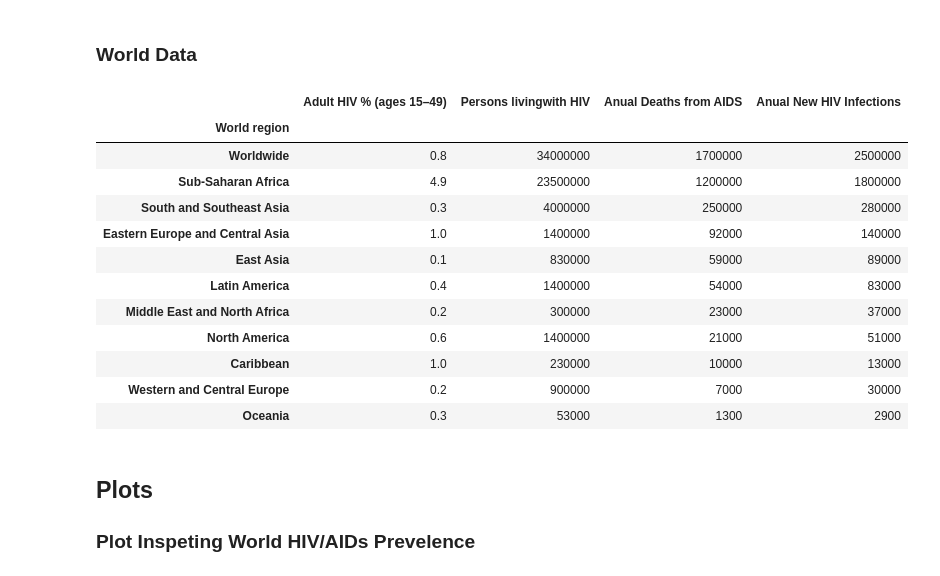
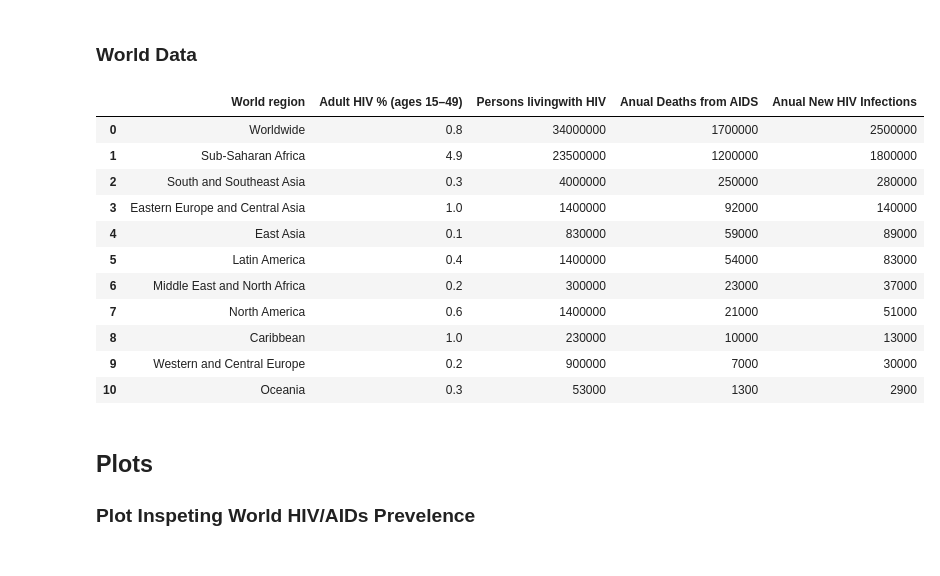
Before and after one commit to KofiBartonByfield/Blog-Code, a Jupyter notebook: Blog Notebook.ipynb, the cells around one changed output. Saved outputs shown, nothing was run; the diff lists cells and outputs as text; code cells hidden in the pictures.

```diff
--- a/Blog Notebook.ipynb
+++ b/Blog Notebook.ipynb
@@ -271,47 +271,47 @@ for row in rows[1:]:
     row_data = [cell.get_text(strip=True) for cell in cells]
 
     # Append row data to HIV_data
     World_Data.append(row_data)
 
 # Extract headers from the first row
 headers = [header.get_text(strip=True) for header in rows[0].find_all('th')]
 
 # Convert HIV_data into a pandas DataFrame
 World_df = pd.DataFrame(World_Data, columns=headers)
 
 
 
 
 # remove % signs and commas
 for column in World_df.columns:
     if World_df[column].dtype == 'object':  # Check if the column contains strings
         World_df[column] = World_df[column].str.replace('%','').str.replace(',','')
 
 
 # rename some columns
 World_df.rename(columns={'Adult HIV prevalence(ages 15–49)[13]': 'Adult HIV % (ages 15–49)'}, inplace=True)
 World_df.rename(columns={'Persons livingwith HIV[13]': 'Persons livingwith HIV'}, inplace=True)
 World_df.rename(columns={'AIDS deaths, annual[13]': 'Anual Deaths from AIDS'}, inplace=True)
 World_df.rename(columns={'New HIVinfections, annual[3]': 'Anual New HIV Infections'}, inplace=True)
 
-World_df.set_index('World region', inplace=True)
+#World_df.set_index('World region', inplace=True)
 
+World_df['Adult HIV % (ages 15–49)'] = World_df['Adult HIV % (ages 15–49)'].astype(float)
 
 display(World_df)
 # %% [output]
-|  | Adult HIV % (ages 15–49) | Persons livingwith HIV | Anual Deaths from AIDS | Anual New HIV Infections |
-| World region |  |  |  |  |
-| Worldwide | 0.8 | 34000000 | 1700000 | 2500000 |
-| Sub-Saharan Africa | 4.9 | 23500000 | 1200000 | 1800000 |
-| South and Southeast Asia | 0.3 | 4000000 | 250000 | 280000 |
-| Eastern Europe and Central Asia | 1.0 | 1400000 | 92000 | 140000 |
-| East Asia | 0.1 | 830000 | 59000 | 89000 |
-| Latin America | 0.4 | 1400000 | 54000 | 83000 |
-| Middle East and North Africa | 0.2 | 300000 | 23000 | 37000 |
-| North America | 0.6 | 1400000 | 21000 | 51000 |
-| Caribbean | 1.0 | 230000 | 10000 | 13000 |
-| Western and Central Europe | 0.2 | 900000 | 7000 | 30000 |
-| Oceania | 0.3 | 53000 | 1300 | 2900 |
+|  | World region | Adult HIV % (ages 15–49) | Persons livingwith HIV | Anual Deaths from AIDS | Anual New HIV Infections |
+| 0 | Worldwide | 0.8 | 34000000 | 1700000 | 2500000 |
+| 1 | Sub-Saharan Africa | 4.9 | 23500000 | 1200000 | 1800000 |
+| 2 | South and Southeast Asia | 0.3 | 4000000 | 250000 | 280000 |
+| 3 | Eastern Europe and Central Asia | 1.0 | 1400000 | 92000 | 140000 |
+| 4 | East Asia | 0.1 | 830000 | 59000 | 89000 |
+| 5 | Latin America | 0.4 | 1400000 | 54000 | 83000 |
+| 6 | Middle East and North Africa | 0.2 | 300000 | 23000 | 37000 |
+| 7 | North America | 0.6 | 1400000 | 21000 | 51000 |
+| 8 | Caribbean | 1.0 | 230000 | 10000 | 13000 |
+| 9 | Western and Central Europe | 0.2 | 900000 | 7000 | 30000 |
+| 10 | Oceania | 0.3 | 53000 | 1300 | 2900 |
 # %% [markdown]
 ## Plots
 ### Plot Inspeting World HIV/AIDs Prevelence
```
Also changed, not shown: parts of 3 cells of this notebook, 4 other files.
